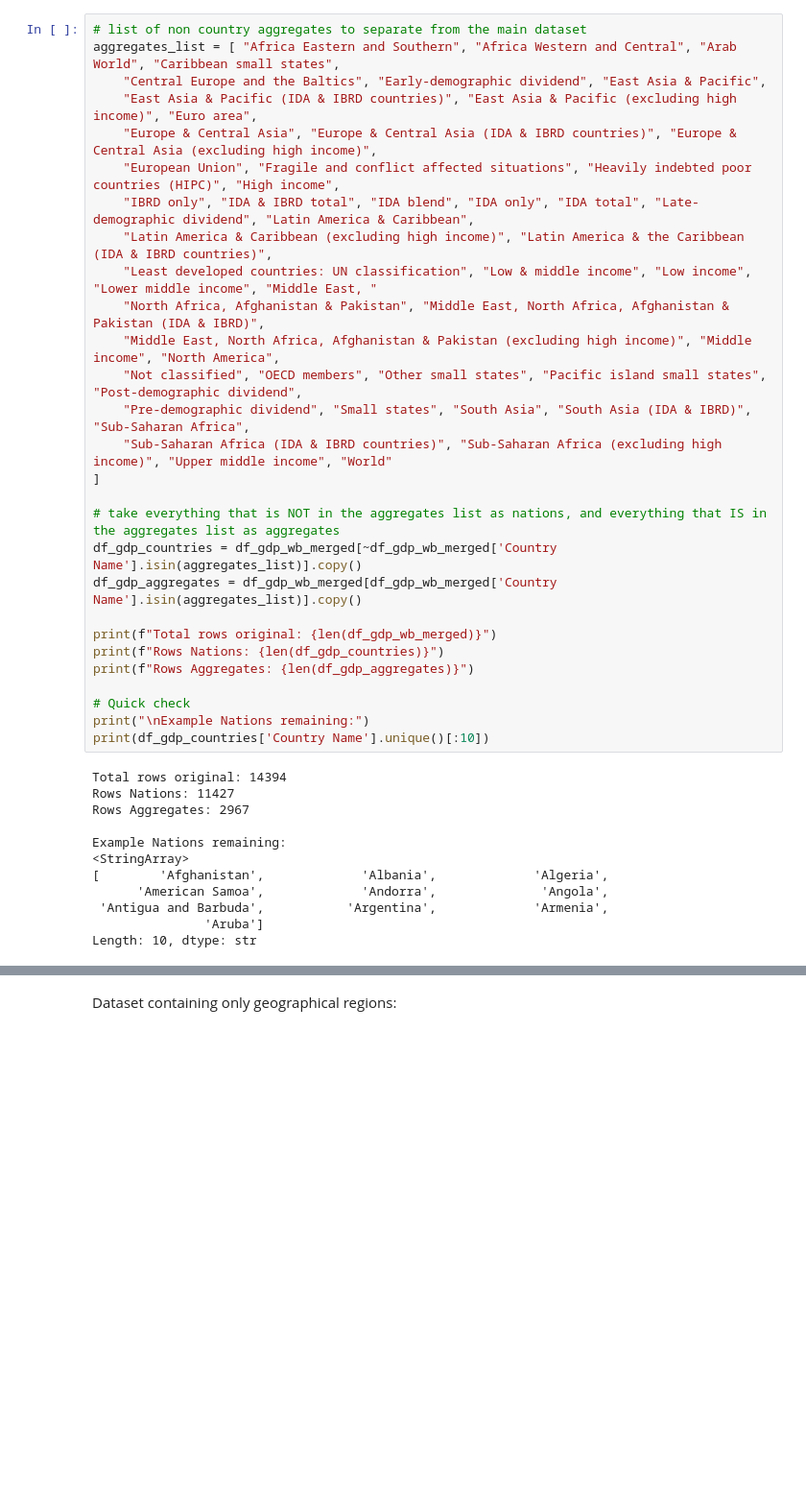
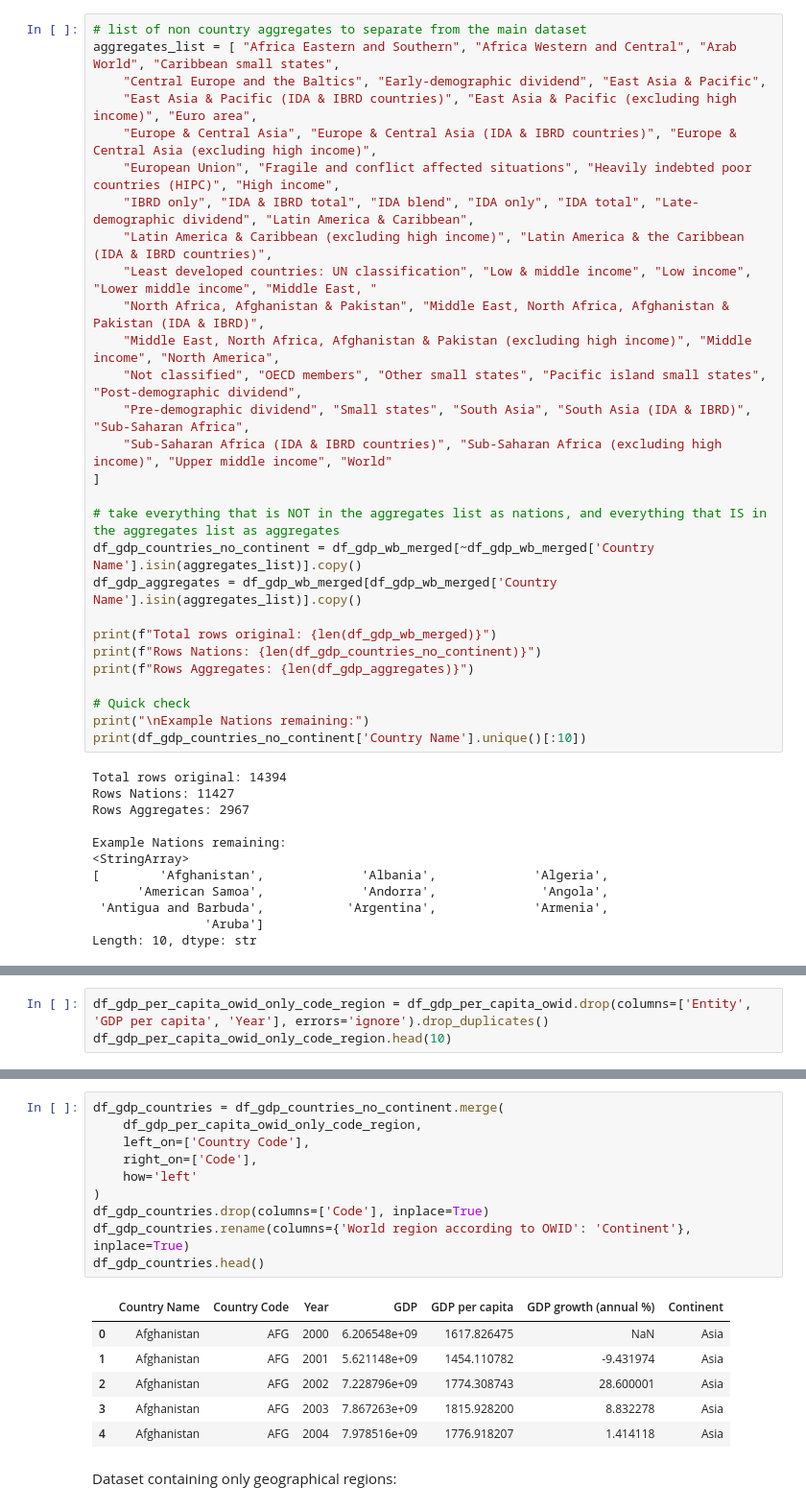
Before and after one commit to martinadep/co2_emissions_data_mining, a Jupyter notebook: notebooks/0b_GDP_EDA_and_processing.ipynb, the cells around one changed output, grey strips where cells are left out. Shown at 96% size. Drawn from its saved outputs; the diff is of its cells as text; blank space fills up the shorter version.

```diff
--- a/notebooks/0b_GDP_EDA_and_processing.ipynb
+++ b/notebooks/0b_GDP_EDA_and_processing.ipynb
@@ -429,16 +429,16 @@ aggregates_list = [ "Africa Eastern and Southern", "Africa Western and Central",
 ]
 
 # take everything that is NOT in the aggregates list as nations, and everything that IS in the aggregates list as aggregates
-df_gdp_countries = df_gdp_wb_merged[~df_gdp_wb_merged['Country Name'].isin(aggregates_list)].copy()
+df_gdp_countries_no_continent = df_gdp_wb_merged[~df_gdp_wb_merged['Country Name'].isin(aggregates_list)].copy()
 df_gdp_aggregates = df_gdp_wb_merged[df_gdp_wb_merged['Country Name'].isin(aggregates_list)].copy()
 
 print(f"Total rows original: {len(df_gdp_wb_merged)}")
-print(f"Rows Nations: {len(df_gdp_countries)}")
+print(f"Rows Nations: {len(df_gdp_countries_no_continent)}")
 print(f"Rows Aggregates: {len(df_gdp_aggregates)}")
 
 # Quick check
 print("\nExample Nations remaining:")
-print(df_gdp_countries['Country Name'].unique()[:10])
+print(df_gdp_countries_no_continent['Country Name'].unique()[:10])
 # %% [output]
 Total rows original: 14394
 Rows Nations: 11427
@@ -453,0 +469,3 @@ Length: 10, dtype: str
+# %%
+df_gdp_per_capita_owid_only_code_region = df_gdp_per_capita_owid.drop(columns=['Entity', 'GDP per capita', 'Year'], errors='ignore').drop_duplicates()
+df_gdp_per_capita_owid_only_code_region.head(10)
@@ -454,3 +484,20 @@ Length: 10, dtype: str
+# %%
+df_gdp_countries = df_gdp_countries_no_continent.merge(
+    df_gdp_per_capita_owid_only_code_region,
+    left_on=['Country Code'],
+    right_on=['Code'],
+    how='left'
+)
+df_gdp_countries.drop(columns=['Code'], inplace=True)
+df_gdp_countries.rename(columns={'World region according to OWID': 'Continent'}, inplace=True)
+df_gdp_countries.head()
+# %% [output]
+|  | Country Name | Country Code | Year | GDP | GDP per capita | GDP growth (annual %) | Continent |
+| 0 | Afghanistan | AFG | 2000 | 6.206548e+09 | 1617.826475 | NaN | Asia |
+| 1 | Afghanistan | AFG | 2001 | 5.621148e+09 | 1454.110782 | -9.431974 | Asia |
+| 2 | Afghanistan | AFG | 2002 | 7.228796e+09 | 1774.308743 | 28.600001 | Asia |
+| 3 | Afghanistan | AFG | 2003 | 7.867263e+09 | 1815.928200 | 8.832278 | Asia |
+| 4 | Afghanistan | AFG | 2004 | 7.978516e+09 | 1776.918207 | 1.414118 | Asia |
 # %% [markdown]
 Dataset containing only geographical regions:
 # %%
```
Also changed, not shown: parts of 3 cells of this notebook, 12 other files.
